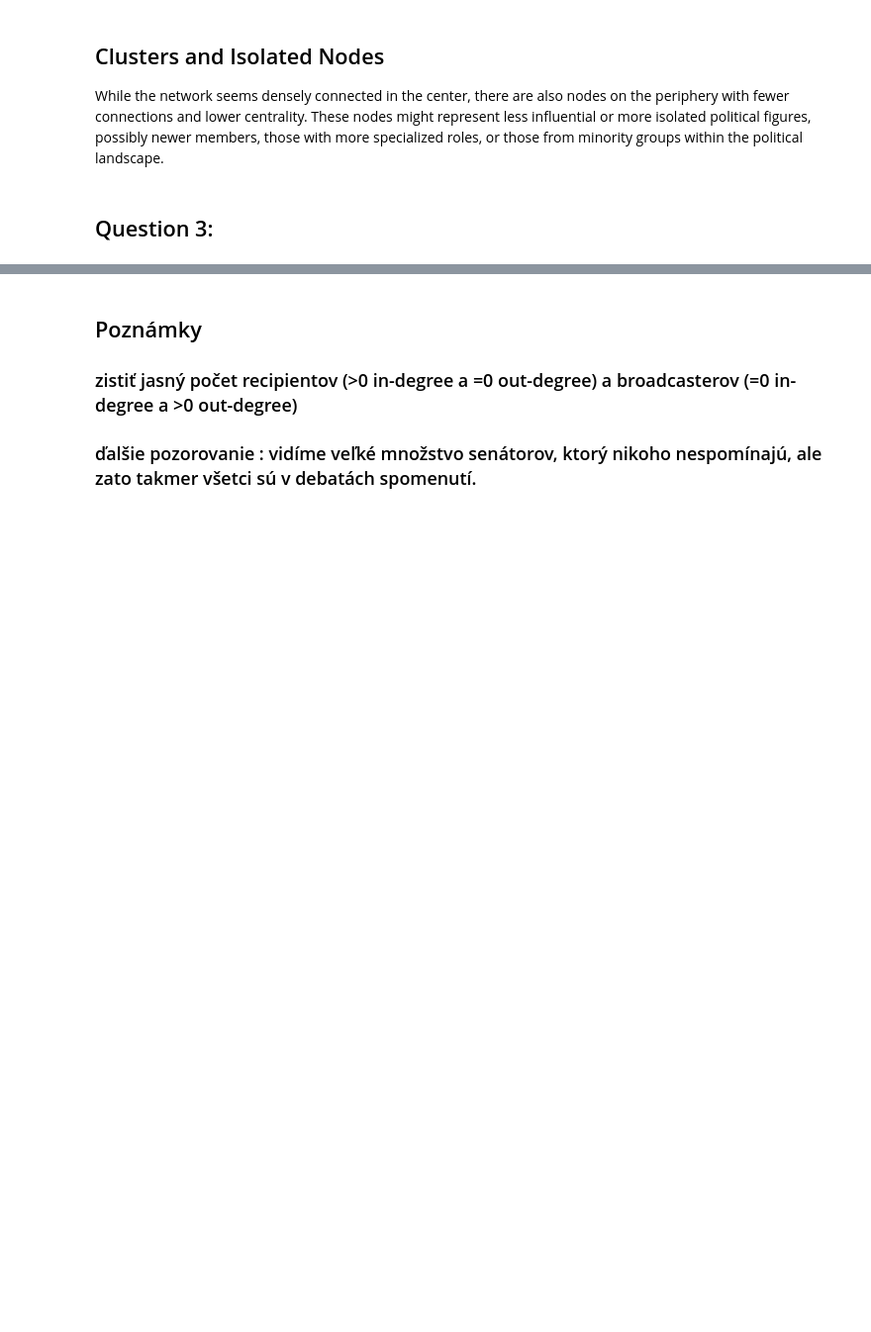
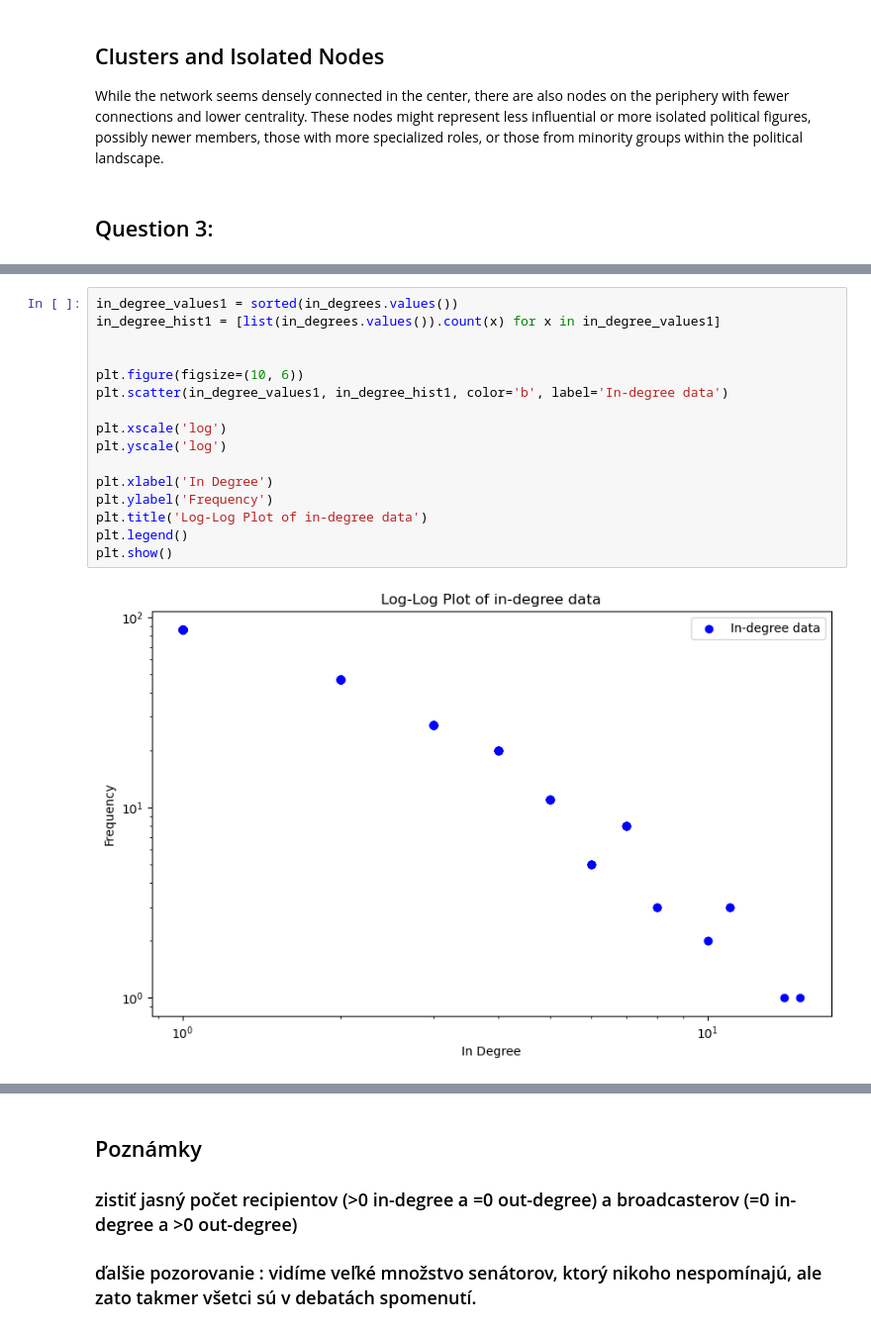
Before and after one commit to tomasbelak24/lil-data-siete, a Jupyter notebook: Congress_votes.ipynb, the cells around one changed output, grey strips where cells are left out. Shown at 99% size. Saved outputs shown, nothing was run; the diff lists cells and outputs as text; blank space fills up the shorter version.

```diff
--- a/Congress_votes.ipynb
+++ b/Congress_votes.ipynb
@@ -297,0 +425,18 @@ plt.show()
+# %%
+in_degree_values1 = sorted(in_degrees.values())
+in_degree_hist1 = [list(in_degrees.values()).count(x) for x in in_degree_values1]
+
+
+plt.figure(figsize=(10, 6))
+plt.scatter(in_degree_values1, in_degree_hist1, color='b', label='In-degree data')
+
+plt.xscale('log')
+plt.yscale('log')
+
+plt.xlabel('In Degree')
+plt.ylabel('Frequency')
+plt.title('Log-Log Plot of in-degree data')
+plt.legend()
+plt.show()
+# %% [output]
+[figure, added]
```
Also changed, not shown: parts of 11 cells of this notebook.
